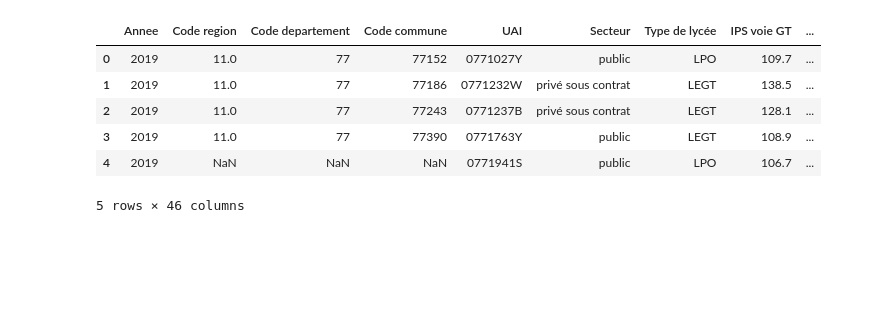
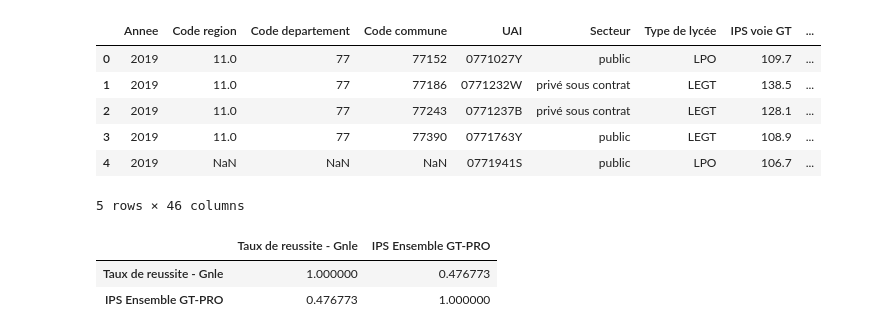
Before and after one commit to Gianluca-Schileo/projet_ips, a Jupyter notebook: scripts/ips_results_clustering.ipynb, the cells around one changed output. Drawn from its saved outputs; the diff is of its cells as text; code cells hidden in the pictures; blank space fills up the shorter version.

```diff
--- a/scripts/ips_results_clustering.ipynb
+++ b/scripts/ips_results_clustering.ipynb
@@ -17 +21,7 @@ ips_res_df.head()
+# %%
+ips_res_df[['Taux de reussite - Gnle','IPS Ensemble GT-PRO']].corr(method='pearson')
+# %% [output]
+|  | Taux de reussite - Gnle | IPS Ensemble GT-PRO |
+| Taux de reussite - Gnle | 1.000000 | 0.476773 |
+| IPS Ensemble GT-PRO | 0.476773 | 1.000000 |
 # %%
```
Also changed, not shown: parts of 2 cells of this notebook, 2 other files.
